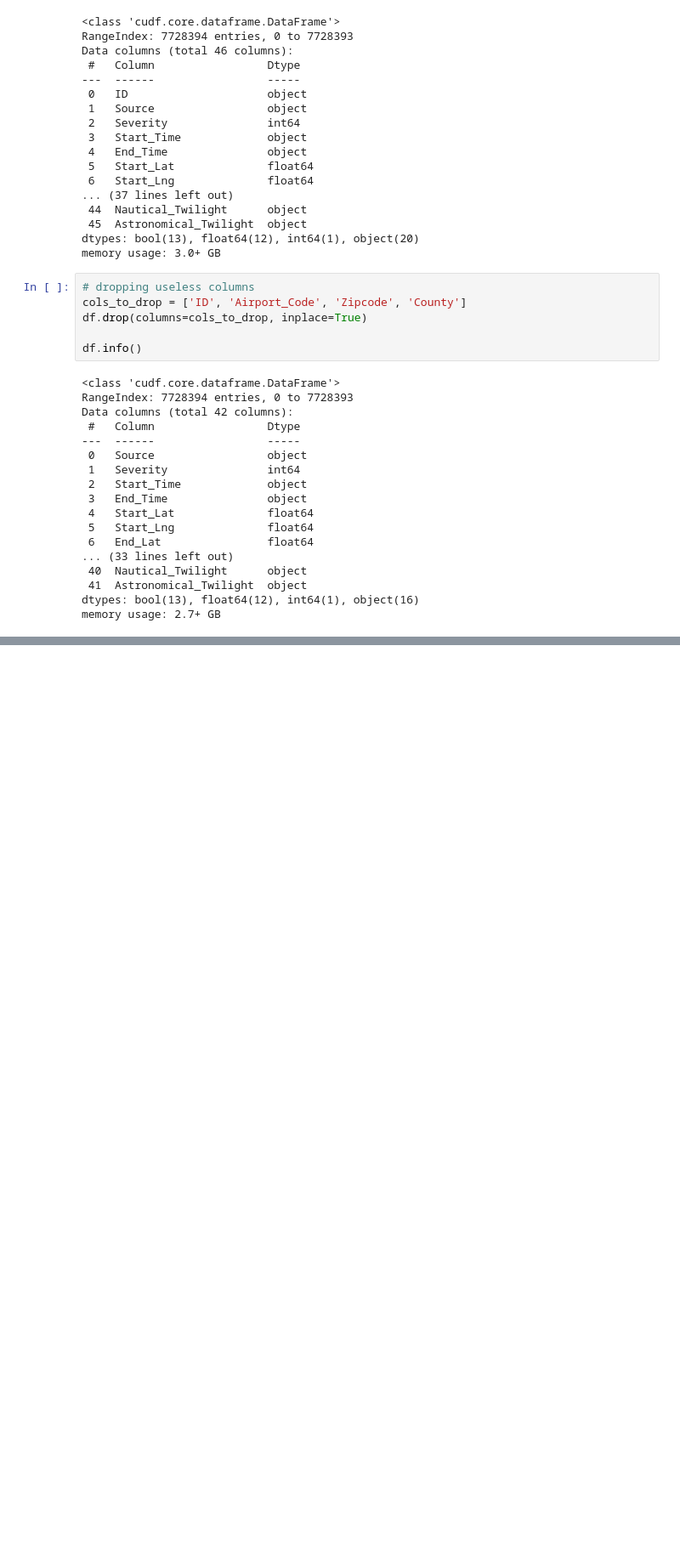
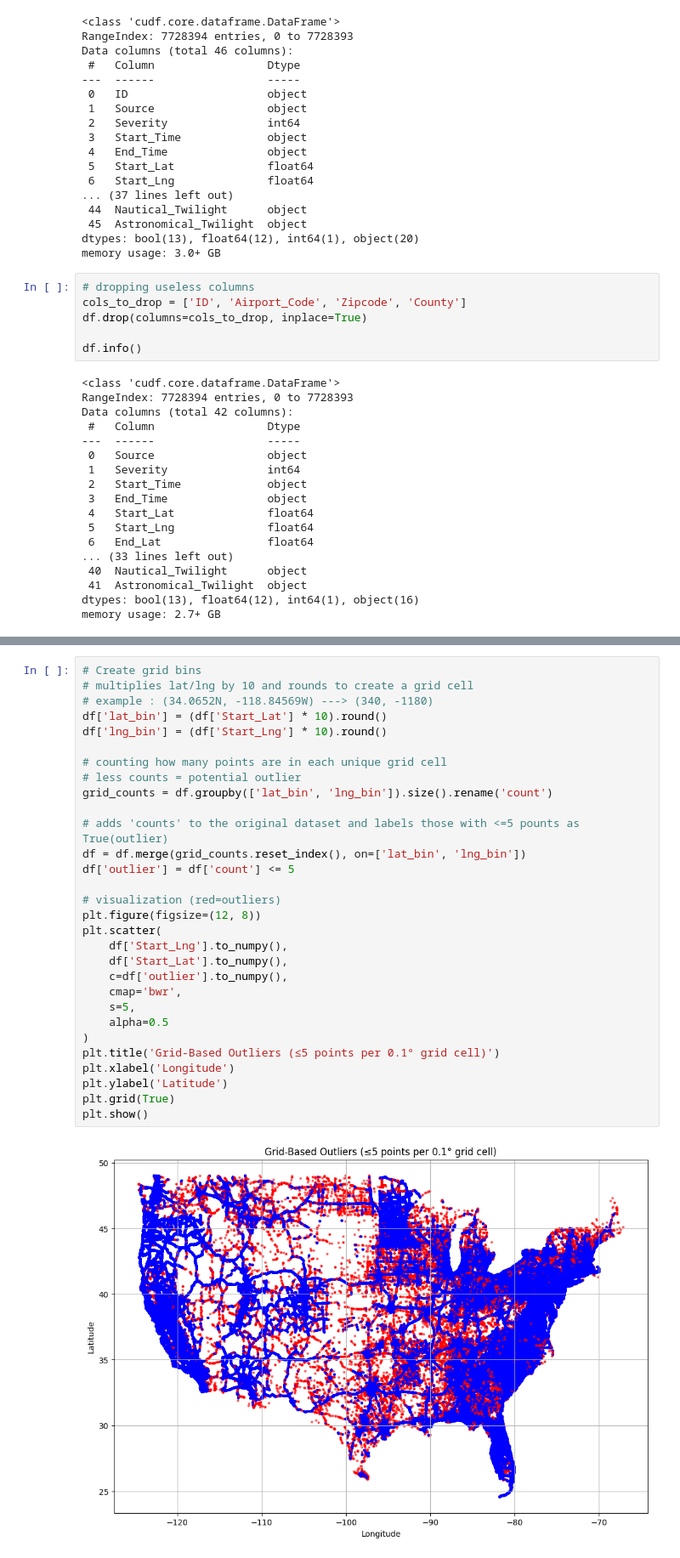
Before and after one commit to Lord-Mahdi1383/Optimized-US-Accidents-Dataset, a Jupyter notebook: US_Accidents_Optimized.ipynb, the cells around one changed output, grey strips where cells are left out. Shown: that part at 85% size. Saved outputs shown, nothing was run; the diff lists cells and outputs as text; blank space fills up the shorter version.

```diff
--- a/US_Accidents_Optimized.ipynb
+++ b/US_Accidents_Optimized.ipynb
@@ -160,0 +236,32 @@ memory usage: 1.7+ GB
+# %%
+# Create grid bins
+# multiplies lat/lng by 10 and rounds to create a grid cell
+# example : (34.0652N, -118.84569W) ---> (340, -1180)
+df['lat_bin'] = (df['Start_Lat'] * 10).round()
+df['lng_bin'] = (df['Start_Lng'] * 10).round()
+
+# counting how many points are in each unique grid cell
+# less counts = potential outlier
+grid_counts = df.groupby(['lat_bin', 'lng_bin']).size().rename('count')
+
+# adds 'counts' to the original dataset and labels those with <=5 pounts as True(outlier)
+df = df.merge(grid_counts.reset_index(), on=['lat_bin', 'lng_bin'])
+df['outlier'] = df['count'] <= 5
+
+# visualization (red=outliers)
+plt.figure(figsize=(12, 8))
+plt.scatter(
+    df['Start_Lng'].to_numpy(),
+    df['Start_Lat'].to_numpy(),
+    c=df['outlier'].to_numpy(),
+    cmap='bwr',
+    s=5,
+    alpha=0.5
+)
+plt.title('Grid-Based Outliers (≤5 points per 0.1° grid cell)')
+plt.xlabel('Longitude')
+plt.ylabel('Latitude')
+plt.grid(True)
+plt.show()
+# %% [output]
+[figure, added]
```
Also changed, not shown: parts of 7 cells of this notebook.
